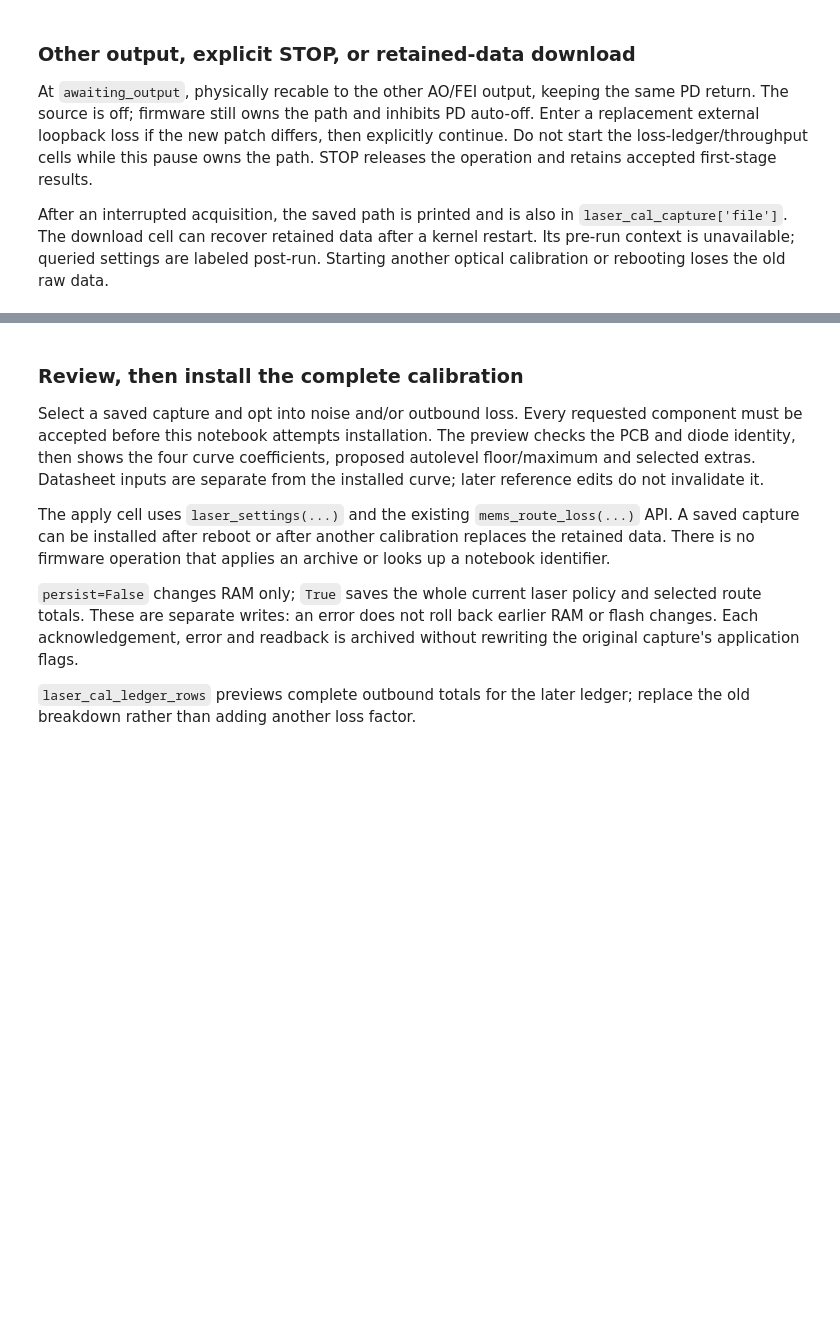
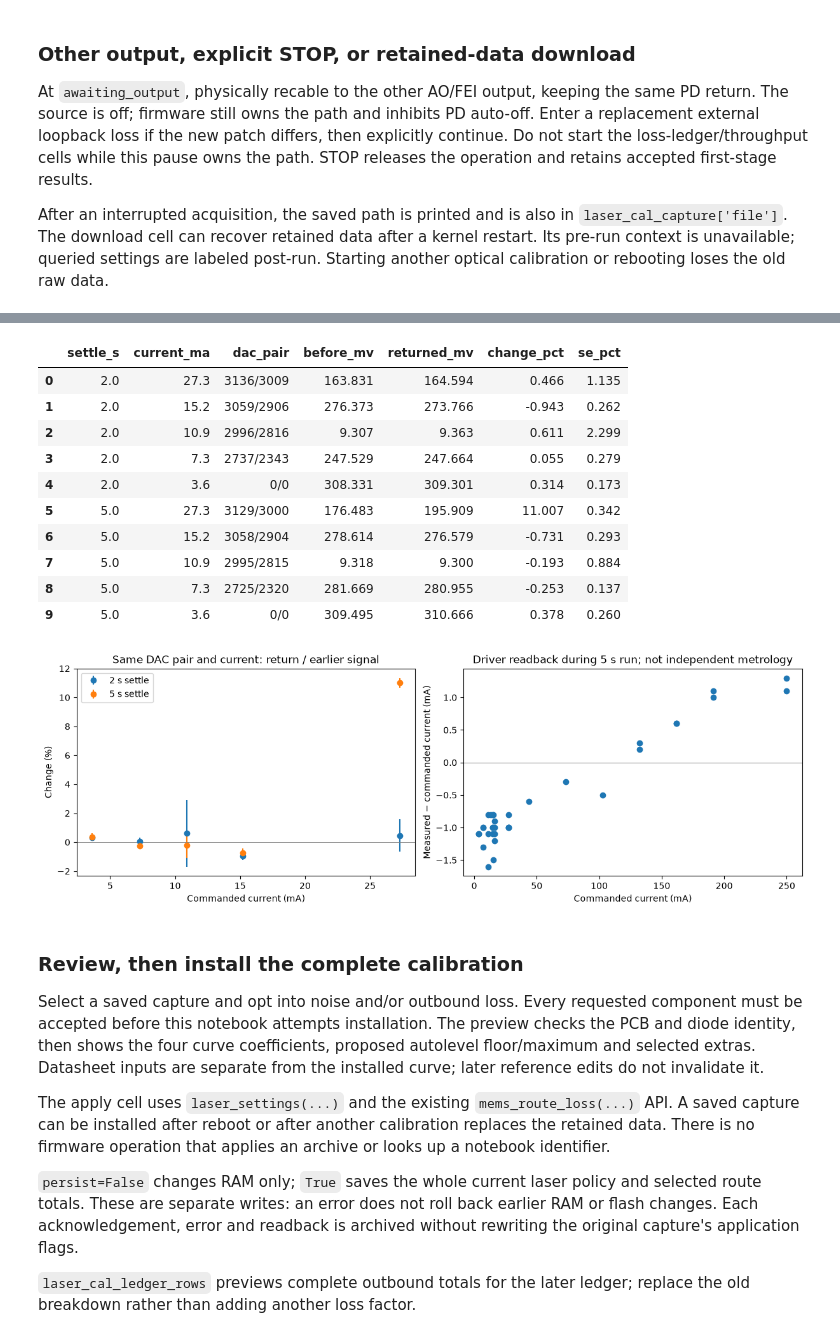
Before and after one commit to COO-Utilities/hispec-tib, a Jupyter notebook: tools/tib_pcb_commissioning.ipynb, the cells around one changed output, grey strips where cells are left out. Saved outputs shown, nothing was run; the diff lists cells and outputs as text; code cells hidden in the pictures; blank space fills up the shorter version.

```diff
--- a/tools/tib_pcb_commissioning.ipynb
+++ b/tools/tib_pcb_commissioning.ipynb
@@ -2245,7 +2487,7 @@ temperature, optical path and reference settings fixed for this comparison.
 # %%
 LASER_CAL_NAME = LASERS[0]
 LASER_CAL_REQUEST = dict(
-    name=LASER_CAL_NAME, output=OUTPUT, fiber=FIBER, dwell_ms=1000,
+    name=LASER_CAL_NAME, output=OUTPUT, fiber=FIBER, dwell_ms=1000, settle_ms=2000,
     determine_static_loss=False, loopback_loss_db=None,
     update_noise=False, other_output=False, apply=False, persist=False,
     max_fit_residual_pct=5., pd_target_mv=1500.,
@@ -2342,3 +2686,54 @@ if LASER_CAL_TARGET_FILES:
+# %%
+# Identical-condition returns remove the calibrated attenuation scale from this comparison.
+# Error bars include late-window mean uncertainty and observed late/late disagreement.
+return_rows = []
+for path in MULTILEVEL_LASER_FILES[-2:]:
+    saved = pd.read_pickle(path)
+    frame, _ = review_laser_calibration(saved, show=False)
+    points = frame.loc[frame.window_role.eq('late 2') & ~frame.other_output]
+    for idx, returned in points.loc[points.event.eq('revisit')].iterrows():
+        previous = points.loc[(points.index < idx) & points.current_ma.eq(returned.current_ma)
+                              & points.dac1_code.eq(returned.dac1_code) & points.dac2_code.eq(returned.dac2_code)]
+        if previous.empty:
+            continue
+        first = previous.iloc[0]
+        ratio = returned.observed_condition_mv / first.observed_condition_mv
+        variance = (returned.condition_variance_mv2 / returned.observed_condition_mv**2
+                    + first.condition_variance_mv2 / first.observed_condition_mv**2)
+        return_rows.append(dict(settle_s=saved['meta']['settle_ms']/1000, current_ma=returned.current_ma,
+            dac_pair=f'{returned.dac1_code}/{returned.dac2_code}', before_mv=first.observed_condition_mv,
+            returned_mv=returned.observed_condition_mv, change_pct=100*(ratio-1), se_pct=100*ratio*np.sqrt(variance)))
+returns = pd.DataFrame(return_rows)
+display(returns.round(3))
+
+observations = [json.loads(line) for line in
+    (DATA_DIR / 'laser_multilevel_20261023/driver-observations-5000.jsonl').read_text().splitlines()]
+driver = pd.DataFrame([dict(command_ma=s['engineering']['i_mA'], measured_ma=s['engineering']['curr_meas_ma'])
+    for s in observations if s['engineering']['read_rc']==0
+    and abs(s['calibration']['current_ma']-s['engineering']['i_mA']) < .05])
+fig, axes = plt.subplots(1, 2, figsize=(12, 4), layout='constrained')
+for settle, group in returns.groupby('settle_s'):
+    axes[0].errorbar(group.current_ma, group.change_pct, yerr=group.se_pct, fmt='o', label=f'{settle:g} s settle')
+axes[0].axhline(0, color='.5', lw=.7)
+axes[0].set(title='Same DAC pair and current: return / earlier signal', xlabel='Commanded current (mA)', ylabel='Change (%)')
+axes[0].legend()
+axes[1].plot(driver.command_ma, driver.measured_ma-driver.command_ma, 'o')
+axes[1].axhline(0, color='.5', lw=.7)
+axes[1].set(title='Driver readback during 5 s run; not independent metrology', xlabel='Commanded current (mA)', ylabel='Measured − commanded current (mA)')
+plt.show()
+# %% [output]
+|  | settle_s | current_ma | dac_pair | before_mv | returned_mv | change_pct | se_pct |
+| 0 | 2.0 | 27.3 | 3136/3009 | 163.831 | 164.594 | 0.466 | 1.135 |
+| 1 | 2.0 | 15.2 | 3059/2906 | 276.373 | 273.766 | -0.943 | 0.262 |
+| 2 | 2.0 | 10.9 | 2996/2816 | 9.307 | 9.363 | 0.611 | 2.299 |
+| 3 | 2.0 | 7.3 | 2737/2343 | 247.529 | 247.664 | 0.055 | 0.279 |
+| 4 | 2.0 | 3.6 | 0/0 | 308.331 | 309.301 | 0.314 | 0.173 |
+| 5 | 5.0 | 27.3 | 3129/3000 | 176.483 | 195.909 | 11.007 | 0.342 |
+| 6 | 5.0 | 15.2 | 3058/2904 | 278.614 | 276.579 | -0.731 | 0.293 |
+| 7 | 5.0 | 10.9 | 2995/2815 | 9.318 | 9.300 | -0.193 | 0.884 |
+| 8 | 5.0 | 7.3 | 2725/2320 | 281.669 | 280.955 | -0.253 | 0.137 |
+| 9 | 5.0 | 3.6 | 0/0 | 309.495 | 310.666 | 0.378 | 0.260 |
+[figure, added]
 # %% [markdown]
 ### Review, then install the complete calibration
 
```
Also changed, not shown: parts of 9 cells of this notebook, 1 other file.
